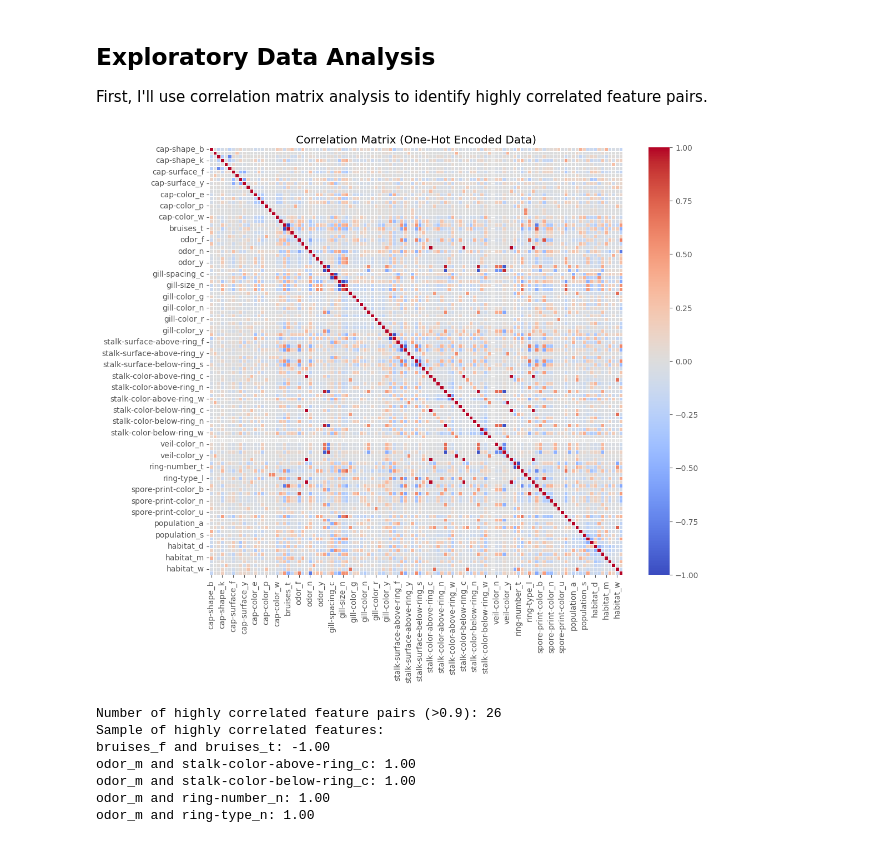
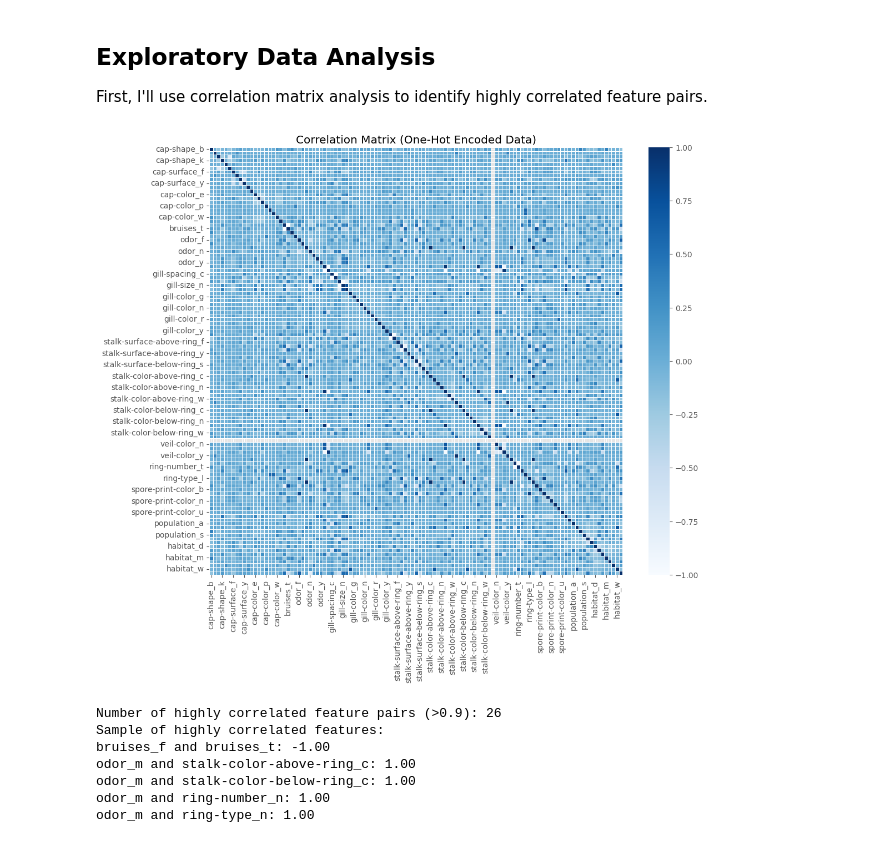
Before and after one commit to jollyjerr/mushroom_classification, a Jupyter notebook: project.ipynb, the cells around one changed output. Cells and saved outputs as stored; diff of their text form; code cells hidden in the pictures.

```diff
--- a/project.ipynb
+++ b/project.ipynb
@@ -189,12 +191,12 @@ First, I'll use correlation matrix analysis to identify highly correlated featur
 # %%
 correlation_matrix = data.corr(method='pearson')
 
 plt.figure(figsize=(12, 10))
-sns.heatmap(correlation_matrix, cmap="coolwarm", linewidths=.5, fmt=".2f")
+sns.heatmap(correlation_matrix, cmap="Blues", linewidths=.5, fmt=".2f")
 plt.title("Correlation Matrix (One-Hot Encoded Data)")
 plt.show()
 # %% [output]
-[figure, old version]
+[figure, new version]
 # %%
 corr_threshold = 0.9
 high_corr_pairs = []
```
Also changed, not shown: parts of 12 cells of this notebook, 1 other file.
